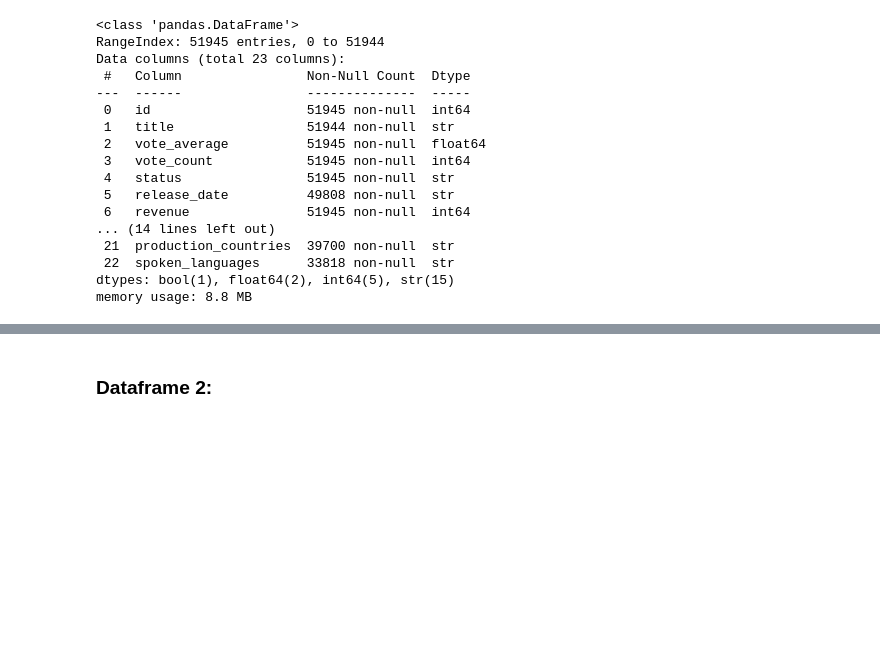
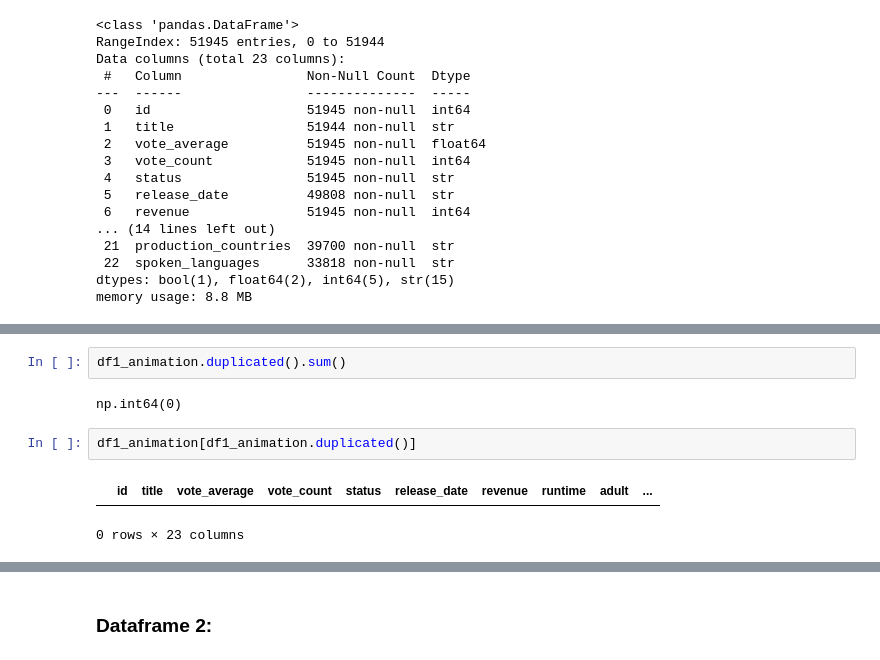
Before and after one commit to egarr831/EGarrison_ModC_Milestone1_Weeks1-6, a Jupyter notebook: Week1.ipynb, the cells around one changed output, grey strips where cells are left out. Drawn from its saved outputs; the diff is of its cells as text; blank space fills up the shorter version.

```diff
--- a/Week1.ipynb
+++ b/Week1.ipynb
@@ -40,0 +64,9 @@ memory usage: 8.8 MB
+# %%
+df1_animation.duplicated().sum()
+# %% [output]
+np.int64(0)
+# %%
+df1_animation[df1_animation.duplicated()]
+# %% [output]
+|  | id | title | vote_average | vote_count | status | release_date | revenue | runtime | adult | ... |
+0 rows × 23 columns
```
Also changed, not shown: parts of 15 cells of this notebook.
